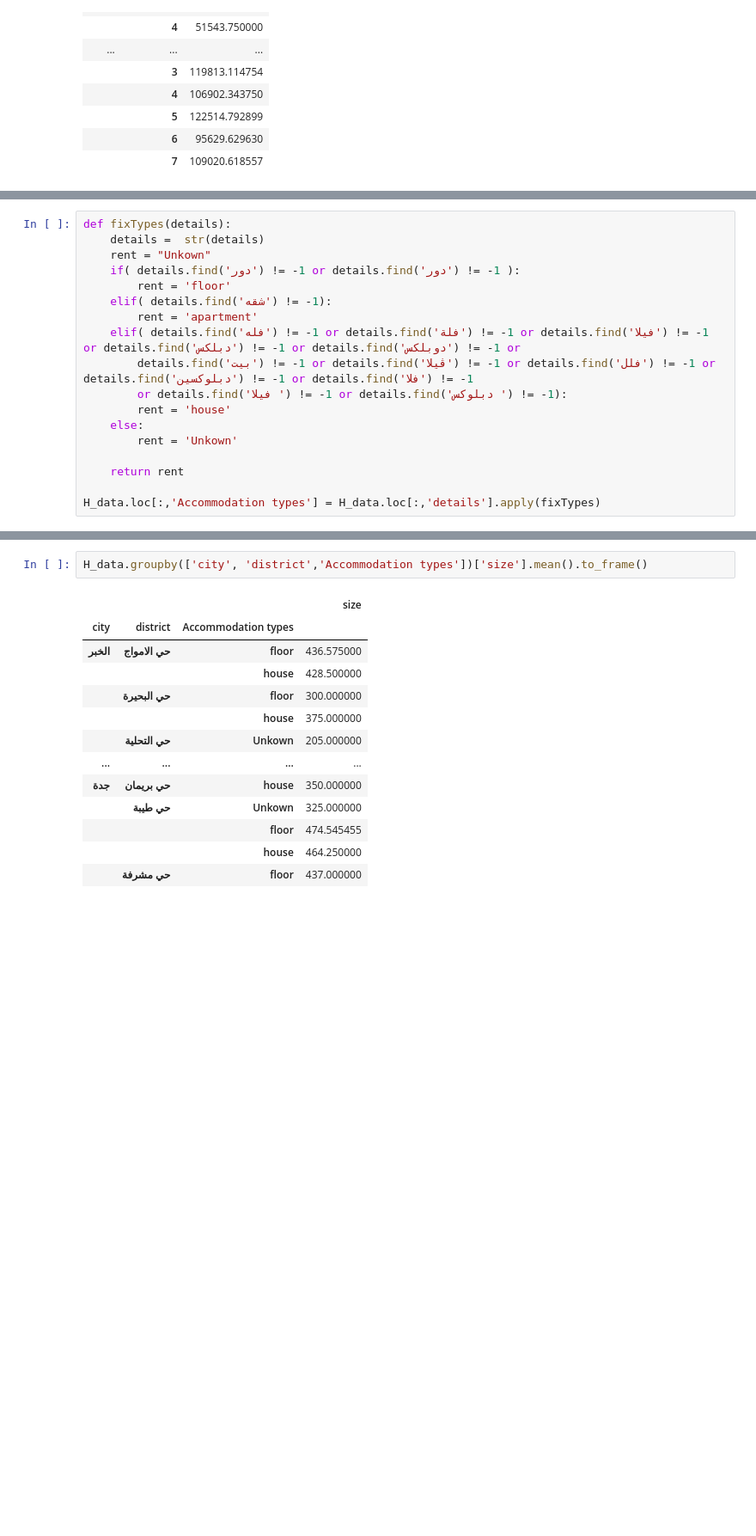
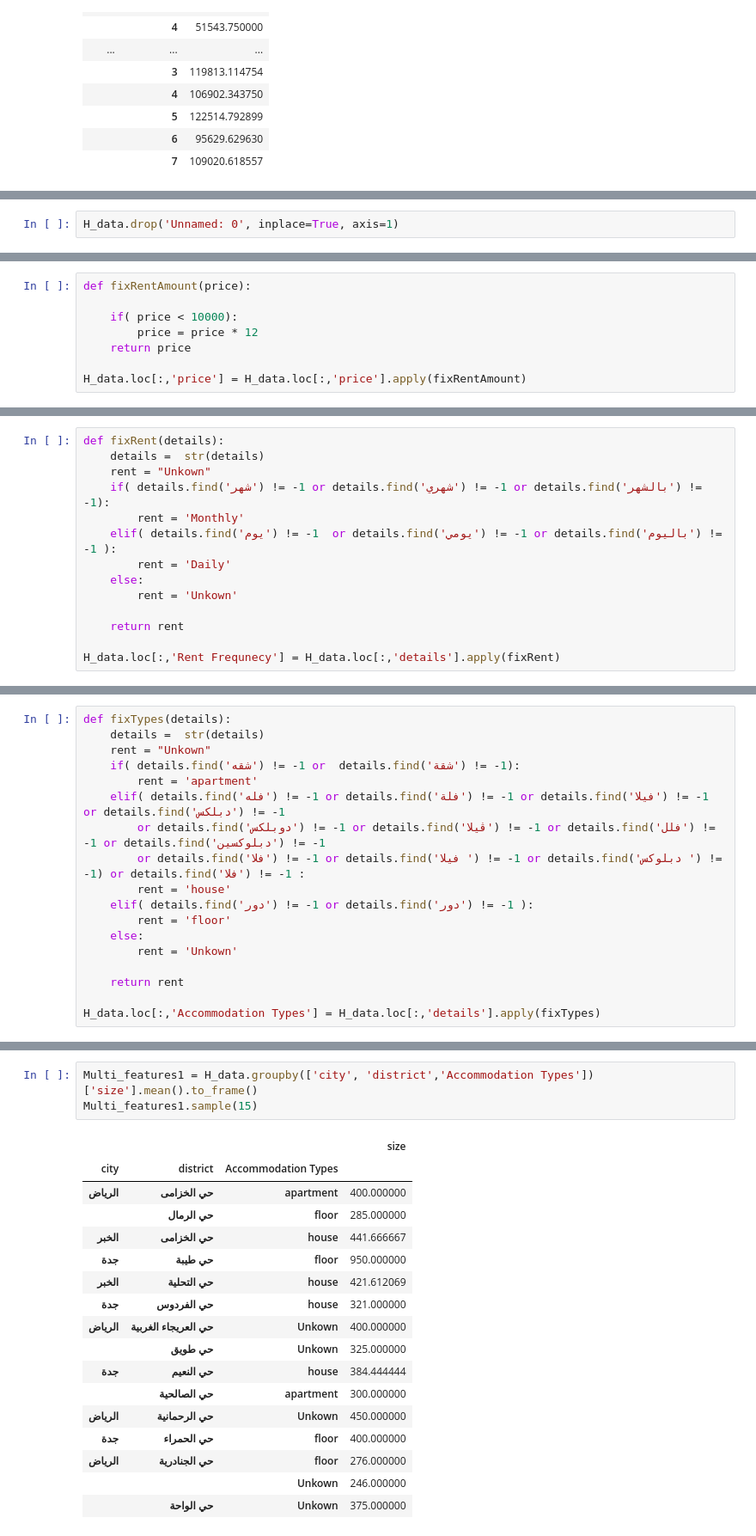
Before and after one commit to novr1512/saudi_aqar_price_prediction, a Jupyter notebook: full_EDA.ipynb, the cells around one changed output, grey strips where cells are left out. Shown: that part at 86% size. Drawn from its saved outputs; the diff is of its cells as text; blank space fills up the shorter version.

```diff
--- a/full_EDA.ipynb
+++ b/full_EDA.ipynb
@@ -168,0 +180,2 @@ plt.show();
+# %%
+H_data.drop('Unnamed: 0', inplace=True, axis=1)
@@ -168,0 +185,8 @@ plt.show();
+# %%
+def fixRentAmount(price):
+
+    if( price < 10000):
+        price = price * 12
+    return price
+
+H_data.loc[:,'price'] = H_data.loc[:,'price'].apply(fixRentAmount)
@@ -168,0 +198,14 @@ plt.show();
+# %%
+def fixRent(details):
+    details =  str(details)
+    rent = "Unkown"
+    if( details.find('شهر') != -1 or details.find('شهري') != -1 or details.find('بالشهر') != -1):
+        rent = 'Monthly'
+    elif( details.find('يوم') != -1  or details.find('يومي') != -1 or details.find('باليوم') != -1 ):
+        rent = 'Daily'
+    else:
+        rent = 'Unkown'
+
+    return rent
+
+H_data.loc[:,'Rent Frequnecy'] = H_data.loc[:,'details'].apply(fixRent)
@@ -170,17 +284,17 @@ plt.show();
 def fixTypes(details):
     details =  str(details)
     rent = "Unkown"
-    if( details.find('دور') != -1 or details.find('دور') != -1 ):
+    if( details.find('شقه') != -1 or  details.find('شقة') != -1):
+        rent = 'apartment'
+    elif( details.find('فله') != -1 or details.find('فلة') != -1 or details.find('فيلا') != -1 or details.find('دبلكس') != -1
+        or details.find('دوبلكس') != -1 or details.find('ڤيلا') != -1 or details.find('فلل') != -1 or details.find('دبلوكسين') != -1
+        or details.find('فلا') != -1 or details.find('فيلا ') != -1 or details.find('دبلوكس ') != -1) or details.find('فلا') != -1 :
+        rent = 'house'
+    elif( details.find('دور') != -1 or details.find('دور') != -1 ):
         rent = 'floor'
-    elif( details.find('شقه') != -1):
-        rent = 'apartment'
-    elif( details.find('فله') != -1 or details.find('فلة') != -1 or details.find('فيلا') != -1 or details.find('دبلكس') != -1 or details.find('دوبلكس') != -1 or
-        details.find('بيت') != -1 or details.find('ڤيلا') != -1 or details.find('فلل') != -1 or details.find('دبلوكسين') != -1 or details.find('فلا') != -1
-        or details.find('فيلا ') != -1 or details.find('دبلوكس ') != -1):
-        rent = 'house'
     else:
         rent = 'Unkown'
 
     return rent
 
-H_data.loc[:,'Accommodation types'] = H_data.loc[:,'details'].apply(fixTypes)
+H_data.loc[:,'Accommodation Types'] = H_data.loc[:,'details'].apply(fixTypes)
@@ -199,16 +324,21 @@ H_data.head()
 # %%
-H_data.groupby(['city', 'district','Accommodation types'])['size'].mean().to_frame()
+Multi_features1 = H_data.groupby(['city', 'district','Accommodation Types'])['size'].mean().to_frame()
+Multi_features1.sample(15)
 # %% [output]
 |  |  |  | size |
-| city | district | Accommodation types |  |
-| الخبر | حي الامواج | floor | 436.575000 |
-|  |  | house | 428.500000 |
-|  | حي البحيرة | floor | 300.000000 |
-|  |  | house | 375.000000 |
-|  | حي التحلية | Unkown | 205.000000 |
-| ... | ... | ... | ... |
-| جدة | حي بريمان | house | 350.000000 |
-|  | حي طيبة | Unkown | 325.000000 |
-|  |  | floor | 474.545455 |
-|  |  | house | 464.250000 |
-|  | حي مشرفة | floor | 437.000000 |
+| city | district | Accommodation Types |  |
+| الرياض | حي الخزامى | apartment | 400.000000 |
+|  | حي الرمال | floor | 285.000000 |
+| الخبر | حي الخزامى | house | 441.666667 |
+| جدة | حي طيبة | floor | 950.000000 |
+| الخبر | حي التحلية | house | 421.612069 |
+| جدة | حي الفردوس | house | 321.000000 |
+| الرياض | حي العريجاء الغربية | Unkown | 400.000000 |
+|  | حي طويق | Unkown | 325.000000 |
+| جدة | حي النعيم | house | 384.444444 |
+|  | حي الصالحية | apartment | 300.000000 |
+| الرياض | حي الرحمانية | Unkown | 450.000000 |
+| جدة | حي الحمراء | floor | 400.000000 |
+| الرياض | حي الجنادرية | floor | 276.000000 |
+|  |  | Unkown | 246.000000 |
+|  | حي الواحة | Unkown | 375.000000 |
```
Also changed, not shown: parts of 60 cells of this notebook.
